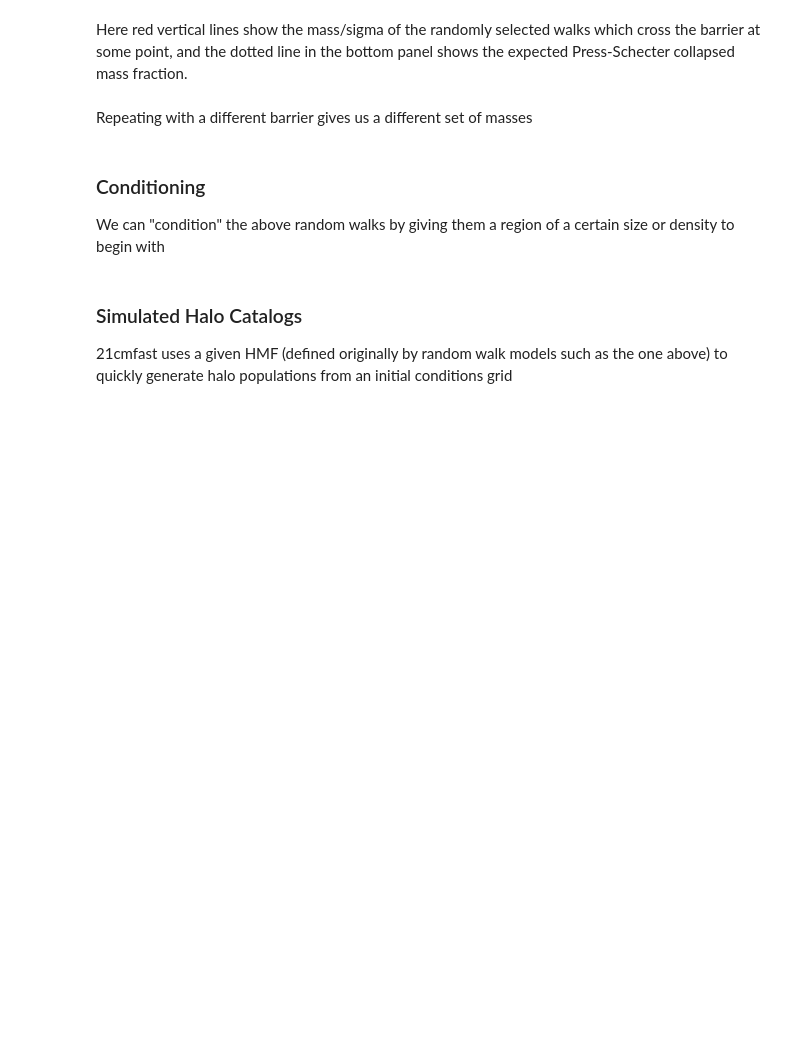
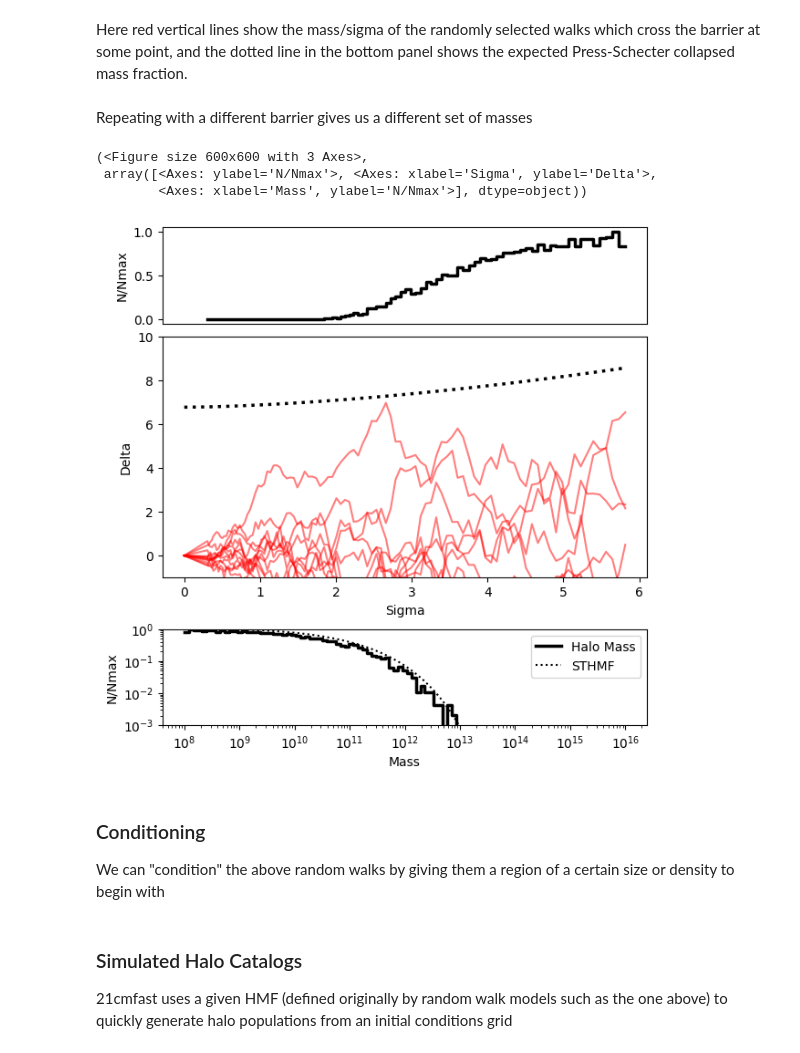
Before and after one commit to 21cmfast/Structure-Formation, a Jupyter notebook: tutorials/03-halos.ipynb, the cells around one changed output. Cells and saved outputs as stored; diff of their text form; code cells hidden in the pictures; blank space fills up the shorter version.

```diff
--- a/tutorials/03-halos.ipynb
+++ b/tutorials/03-halos.ipynb
@@ -93,28 +93,33 @@ Repeating with a different barrier gives us a different set of masses
 # %%
 #Set up the Barrier
 barrier_steps_ST = rw.barrier_ST(sigma_steps, growthf)
 
 #find at which indices the random walks cross the barrier
 crossing_points_ST = rw.get_crossing_points( #get them to write this function too
     delta_arr=walks,
-    barrier=barrier_steps,
+    barrier=barrier_steps_ST,
 )
 
 #find the mass and sigma values at those indices, the above function returns -1
 #  if the walk never crosses the barrier which we mark as NaN
-halo_masses_ST = np.where(crossing_points==-1,np.nan,mass_steps[crossing_points])
-halo_sigma_ST = np.where(crossing_points==-1,np.nan,sigma_steps[crossing_points])
+halo_masses_ST = np.where(crossing_points_ST==-1,np.nan,mass_steps[crossing_points_ST])
+halo_sigma_ST = np.where(crossing_points_ST==-1,np.nan,sigma_steps[crossing_points_ST])
 rw.plot_walks(
     walks=walks,
     redshift=redshift,
     mass_steps=mass_steps,
     sigma_steps=sigma_steps,
     barrier=barrier_steps_ST,
     halo_masses=halo_masses_ST,
     halo_sigma=halo_sigma_ST,
     n_walks_plot=12, #change this to plot more or less walks
     hmf_type='ST'
 )
+# %% [output]
+(<Figure size 600x600 with 3 Axes>,
+ array([<Axes: ylabel='N/Nmax'>, <Axes: xlabel='Sigma', ylabel='Delta'>,
+        <Axes: xlabel='Mass', ylabel='N/Nmax'>], dtype=object))
+[figure, added]
 # %% [markdown]
 ### Conditioning
 We can "condition" the above random walks by giving them a region of a certain size or density to begin with
```
Also changed, not shown: parts of 3 cells of this notebook, 1 other file.
